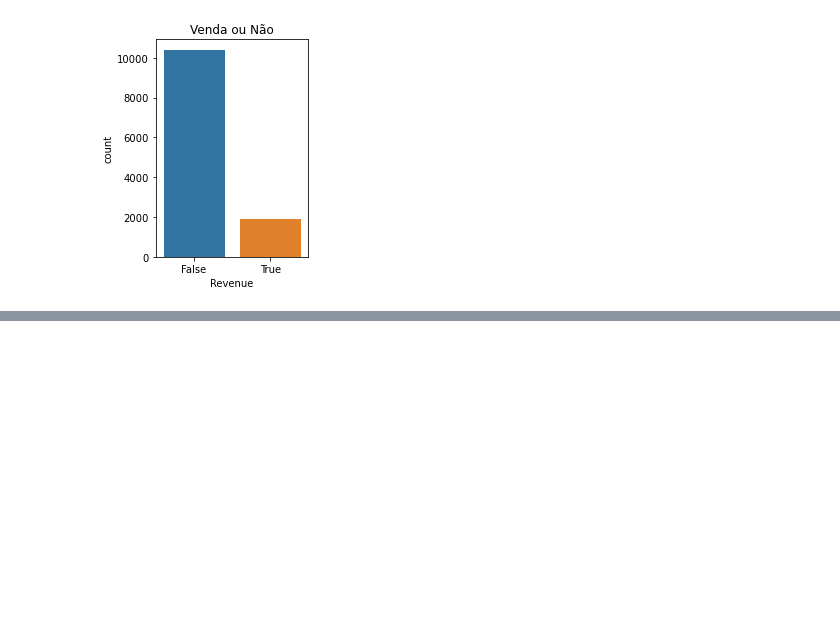
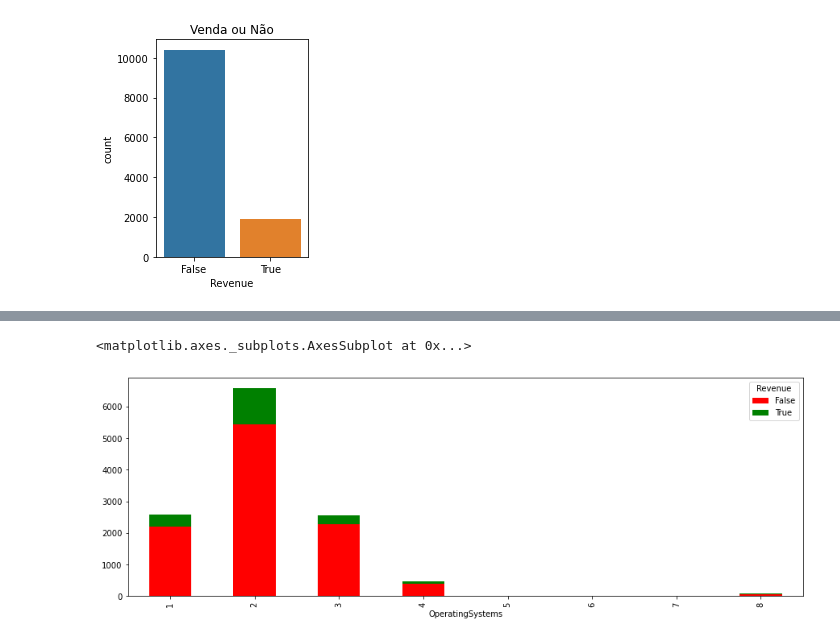
Before and after one commit to Gugah007/Projeto-ML-Classifica-o-Prevendo-a-intencao-de-compras-de-usuario-usando-SVM, a Jupyter notebook: Prevendo a Intencao de Compras de Usuario usando SVM.ipynb, the cells around one changed output, grey strips where cells are left out. Saved outputs shown, nothing was run; the diff lists cells and outputs as text; code cells hidden in the pictures; blank space fills up the shorter version.

```diff
--- a/Prevendo a Intencao de Compras de Usuario usando SVM.ipynb
+++ b/Prevendo a Intencao de Compras de Usuario usando SVM.ipynb
@@ -268,0 +269,9 @@ sns.countplot(df['Weekend'])
+# %%
+# Gráfico de Barra Tipo de SO x Revenue
+pd.crosstab(df['OperatingSystems'], df['Revenue']).plot(kind = 'bar',
+                                                       stacked = True,
+                                                       figsize = (15,5),
+                                                       color = ("red", "green"))
+# %% [output]
+<matplotlib.axes._subplots.AxesSubplot at 0x...>
+[figure, added]
```
Also changed, not shown: parts of 8 cells of this notebook.
